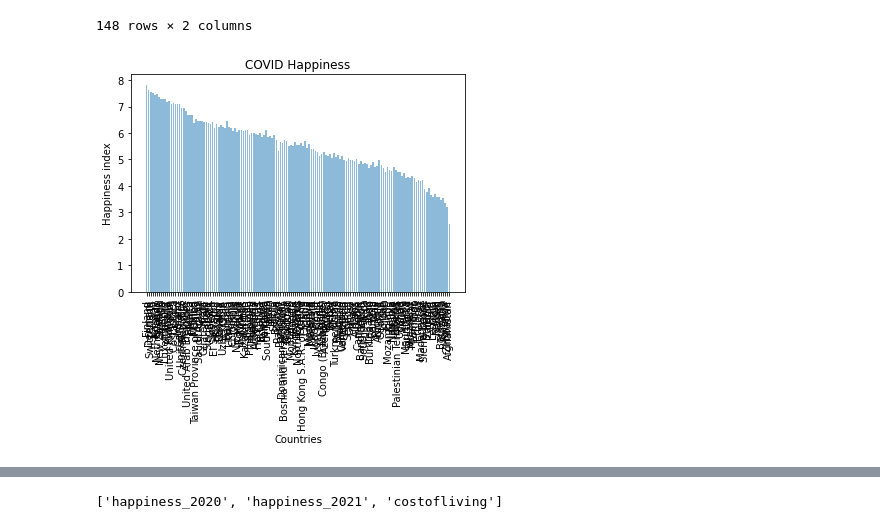
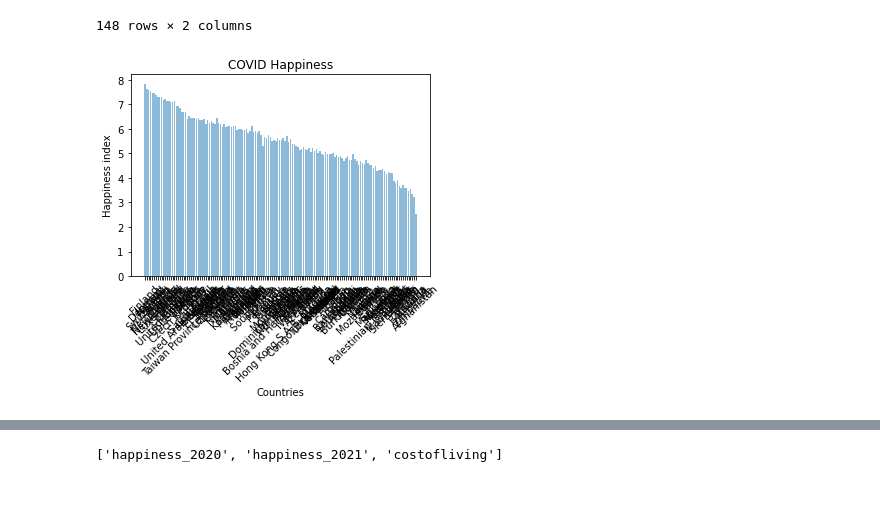
Before and after one commit to viktiger/ClassProjectETL, a Jupyter notebook: VS_ProjectETL v1.ipynb, the cells around one changed output, grey strips where cells are left out. Cells and saved outputs as stored; diff of their text form; code cells hidden in the pictures; blank space fills up the shorter version.

```diff
--- a/VS_ProjectETL v1.ipynb
+++ b/VS_ProjectETL v1.ipynb
@@ -101,18 +101,21 @@ CleanCOVID
 # %%
 # Created a bar plot showing the total number of uber pickups per day over 1 Month in NYC using pyplot.
 x_axis = CleanCOVID["Country name"]
 y_axis = CleanCOVID["average"].values
 
+plt.figure(figsize=(5,5))
 plt.bar(x_axis, y_axis, align="center", alpha=0.5)
-plt.xticks(rotation="vertical")
+plt.xticks(rotation=45,fontsize=10)
+
 
 plt.title("COVID Happiness")
 plt.xlabel("Countries")
 plt.ylabel("Happiness index")
+plt.tight_layout()
 
 plt.show()
 
 # print("The below graph observes the impact of summer holidays due to the significant surge or uplift of uber pickups")
 # print("It can also be observed that there is a wave trend of certain days of the week having higher number of uber pickups")
 # %% [output]
-[figure, old version]
+[figure, new version]
```
Also changed, not shown: parts of 5 cells of this notebook.
